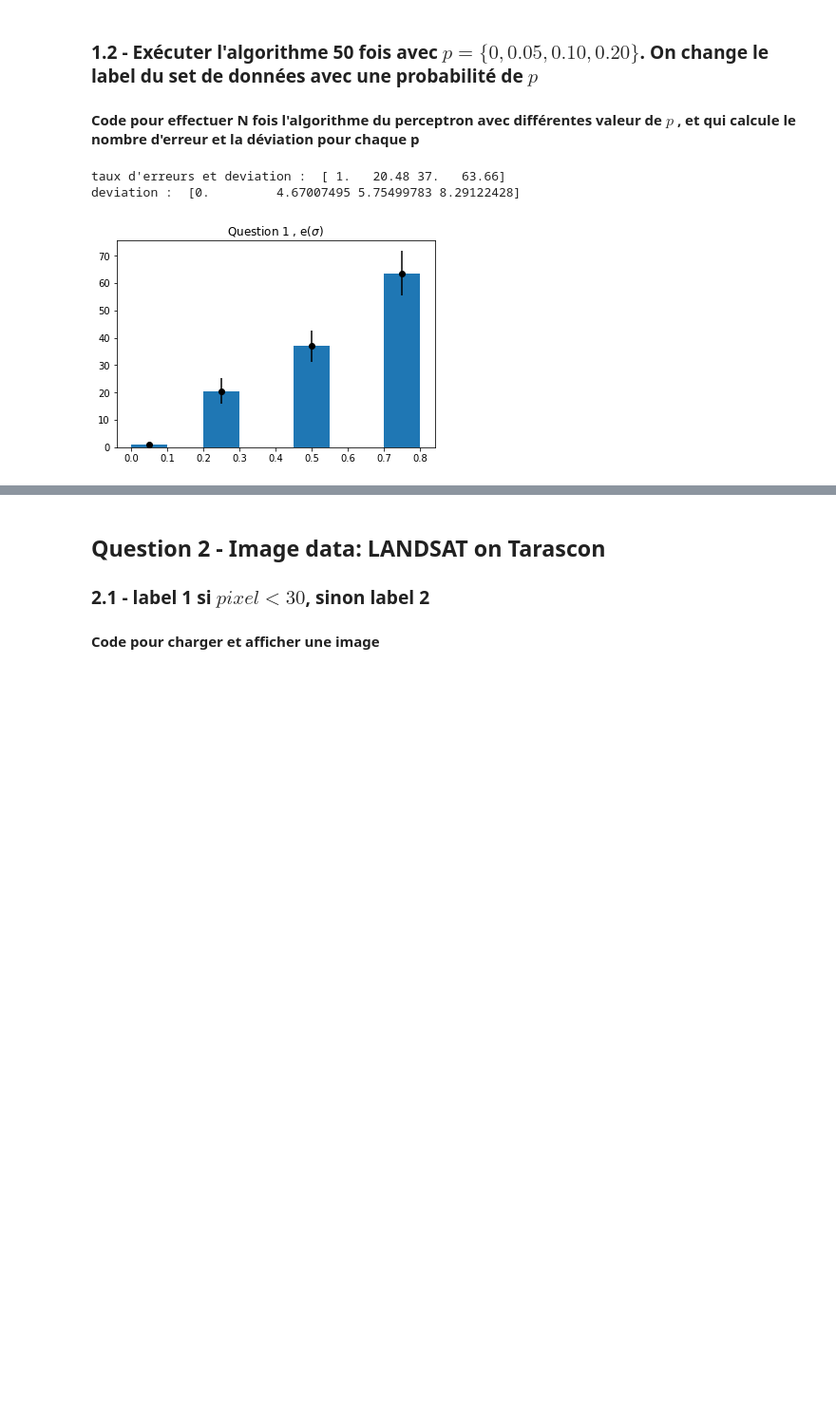
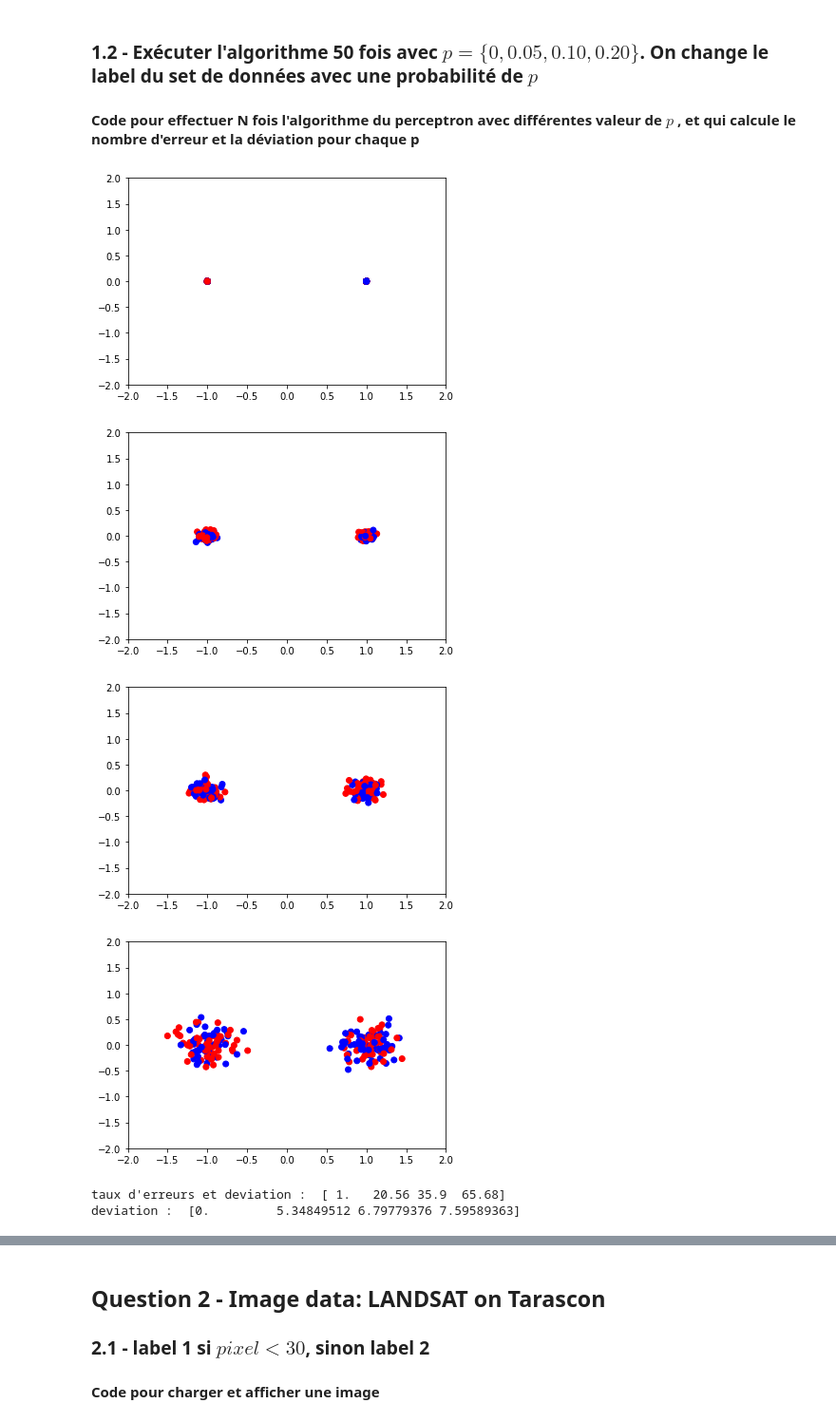
Before and after one commit to Maxtov/SI221, a Jupyter notebook: TP1/tp1_si221.ipynb, the cells around one changed output, grey strips where cells are left out. Shown: that part at 95% size. Saved outputs shown, nothing was run; the diff lists cells and outputs as text; code cells hidden in the pictures; blank space fills up the shorter version.

```diff
--- a/TP1/tp1_si221.ipynb
+++ b/TP1/tp1_si221.ipynb
@@ -128,34 +129,44 @@ def do_N_perceptron_with_p(N,eta,p):
     e=np.zeros(4)
     s = np.zeros(4)
     for k in range(len(p)):
         erreurs = np.zeros(N)
         for n in range(N):
             X,y = generate_data(p[k])
             for i in range(len(X)):
                 rd = random.random()
                 if(rd<p[k]):
                     y[i] = 1 - y[i]
             w,erreurs[n] = train(X,y,eta)
             e[k] += erreurs[n]
+
+        plt.scatter(X[:,0],X[:,1],c=['blue','red'])
+        abs = np.arange(-1,1,0.01)
+        plt.xlim((-2,2))
+        plt.ylim((-2,2))
+        plt.show(block=False)
+
         e[k] = e[k]/50
         s[k] = calcul_deviation(erreurs,e[k],N)
     return e,s
 
 N=50
 eta=0.1
 p = [0,0.05,0.10,0.20]
 err, s = do_N_perceptron_with_p(N,eta,p)
 
 print("taux d'erreurs et deviation : ",err)
 print("deviation : ",s)
 
 # Plot the results
 plt.bar(sigmas,err, width=0.1, align="center")
 plt.errorbar(sigmas,err,yerr=s, color='black', fmt='o')
-plt.title("Question 1 , e($\sigma$) ")
+plt.title("Question 2 , e(p) ")
 plt.savefig("q1.png")
 plt.show(block=False)
 # %% [output]
+[figure, new version]
+[figure, added]
+[figure, added]
+[figure, added]
-taux d'erreurs et deviation :  [ 1.   20.48 37.   63.66]
-deviation :  [0.         4.67007495 5.75499783 8.29122428]
+taux d'erreurs et deviation :  [ 1.   20.56 35.9  65.68]
+deviation :  [0.         5.34849512 6.79779376 7.59589363]
-[figure, old version]
```
Also changed, not shown: parts of 12 cells of this notebook, 19 other files.
